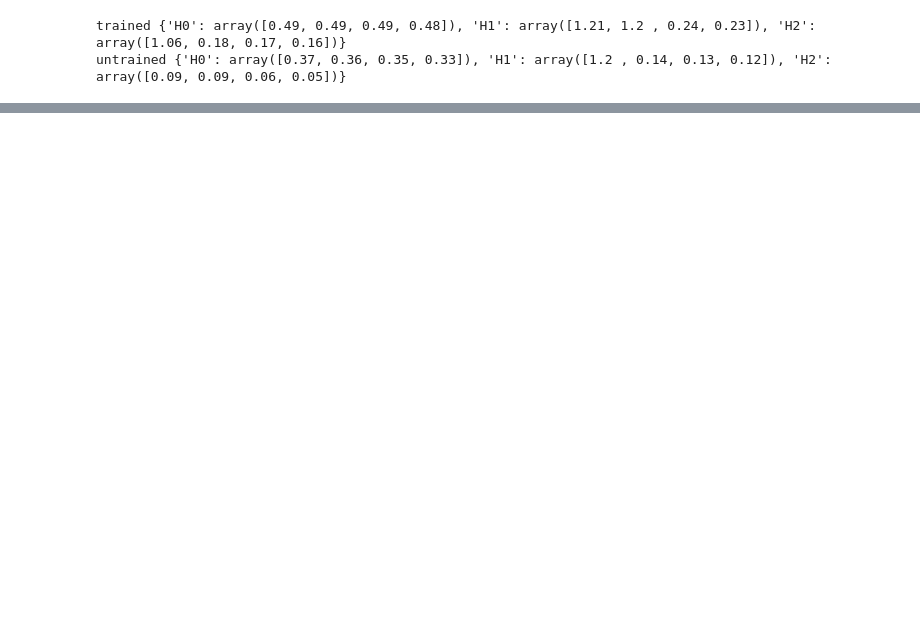
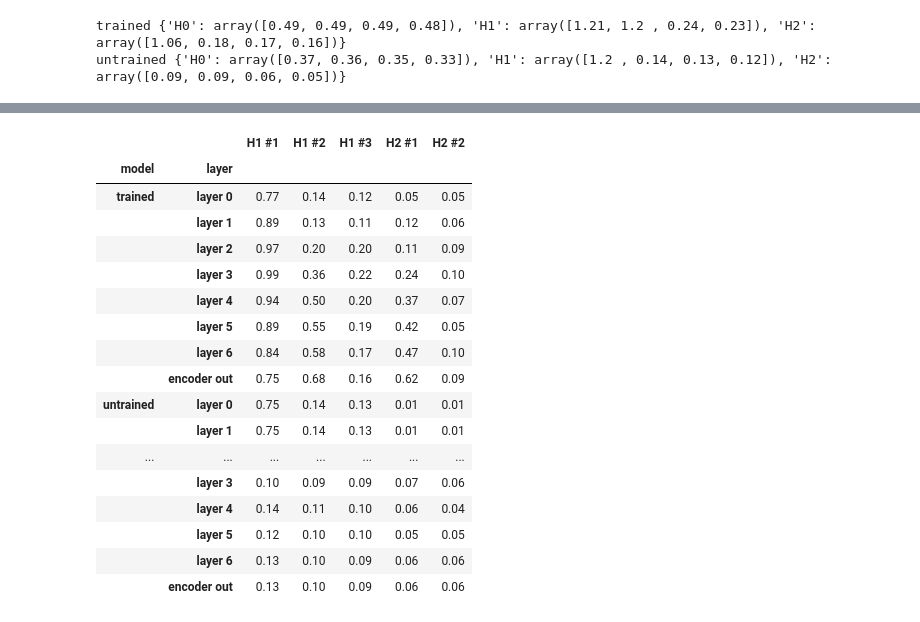
Before and after one commit to jaymanatee/torus-clock, a Jupyter notebook: notebooks/02_phase_probing.ipynb, the cells around one changed output, grey strips where cells are left out. Saved outputs shown, nothing was run; the diff lists cells and outputs as text; code cells hidden in the pictures; blank space fills up the shorter version.

```diff
--- a/notebooks/02_phase_probing.ipynb
+++ b/notebooks/02_phase_probing.ipynb
@@ -298,0 +305,55 @@ Rerun the notebook to refresh the numbers; with `NOISE = 0.5` the run on 6 Novem
+# %%
+def layer_homology(acts, layer, n_day=12, n_week=14, shuffle=False, seed=0):
+    A = tokens(acts, layer).reshape(-1, D)                      # raw tokens, no probes
+    d, w = daily.reshape(-1), weekly.reshape(-1)
+    if shuffle:                                                  # null: break the link between tokens and labels
+        perm = np.random.default_rng(seed).permutation(len(d))
+        d, w = d[perm], w[perm]
+    db = (d / (2 * np.pi) * n_day).astype(int) % n_day
+    wb = (w / (2 * np.pi) * n_week).astype(int) % n_week
+    cells = [(a, b) for a in range(n_day) for b in range(n_week) if np.any((db == a) & (wb == b))]
+    C = np.stack([A[(db == a) & (wb == b)].mean(0) for a, b in cells])   # [168, D]
+    C = C - C.mean(0)                                            # centre (doesn't change homology)
+    C = C / np.sqrt((C ** 2).sum(1).mean())                      # unit RMS radius
+    return ripser(C, maxdim=2)["dgms"]
+
+
+def top_bars(dgms, k=3):
+    # the k longest finite bars per dimension, padded with zeros if there are fewer
+    out = {}
+    for dim, dg in enumerate(dgms):
+        life = np.sort((dg[:, 1] - dg[:, 0])[np.isfinite(dg[:, 1])])[::-1]
+        out[dim] = np.pad(life, (0, max(0, k - len(life))))[:k]
+    return out
+# %%
+# every layer, for the trained model, the untrained model and the shuffled-label null
+records = []
+for which, a, shuffle in [("trained", acts, False), ("untrained", acts_u, False), ("shuffled", acts, True)]:
+    for layer in LAYERS:
+        bars = top_bars(layer_homology(a, layer, shuffle=shuffle))
+        records.append({"model": which, "layer": layer,
+                        "H1 #1": bars[1][0], "H1 #2": bars[1][1], "H1 #3": bars[1][2],
+                        "H2 #1": bars[2][0], "H2 #2": bars[2][1]})
+
+homology = pd.DataFrame(records).set_index(["model", "layer"])
+homology.to_csv(RESULTS / "02_layer_homology.csv")
+homology.round(2)
+# %% [output]
+|  |  | H1 #1 | H1 #2 | H1 #3 | H2 #1 | H2 #2 |
+| model | layer |  |  |  |  |  |
+| trained | layer 0 | 0.77 | 0.14 | 0.12 | 0.05 | 0.05 |
+|  | layer 1 | 0.89 | 0.13 | 0.11 | 0.12 | 0.06 |
+|  | layer 2 | 0.97 | 0.20 | 0.20 | 0.11 | 0.09 |
+|  | layer 3 | 0.99 | 0.36 | 0.22 | 0.24 | 0.10 |
+|  | layer 4 | 0.94 | 0.50 | 0.20 | 0.37 | 0.07 |
+|  | layer 5 | 0.89 | 0.55 | 0.19 | 0.42 | 0.05 |
+|  | layer 6 | 0.84 | 0.58 | 0.17 | 0.47 | 0.10 |
+|  | encoder out | 0.75 | 0.68 | 0.16 | 0.62 | 0.09 |
+| untrained | layer 0 | 0.75 | 0.14 | 0.13 | 0.01 | 0.01 |
+|  | layer 1 | 0.75 | 0.14 | 0.13 | 0.01 | 0.01 |
+| ... | ... | ... | ... | ... | ... | ... |
+|  | layer 3 | 0.10 | 0.09 | 0.09 | 0.07 | 0.06 |
+|  | layer 4 | 0.14 | 0.11 | 0.10 | 0.06 | 0.04 |
+|  | layer 5 | 0.12 | 0.10 | 0.10 | 0.05 | 0.05 |
+|  | layer 6 | 0.13 | 0.10 | 0.09 | 0.06 | 0.06 |
+|  | encoder out | 0.13 | 0.10 | 0.09 | 0.06 | 0.06 |
```
Also changed, not shown: parts of 26 cells of this notebook, 11 other files.
